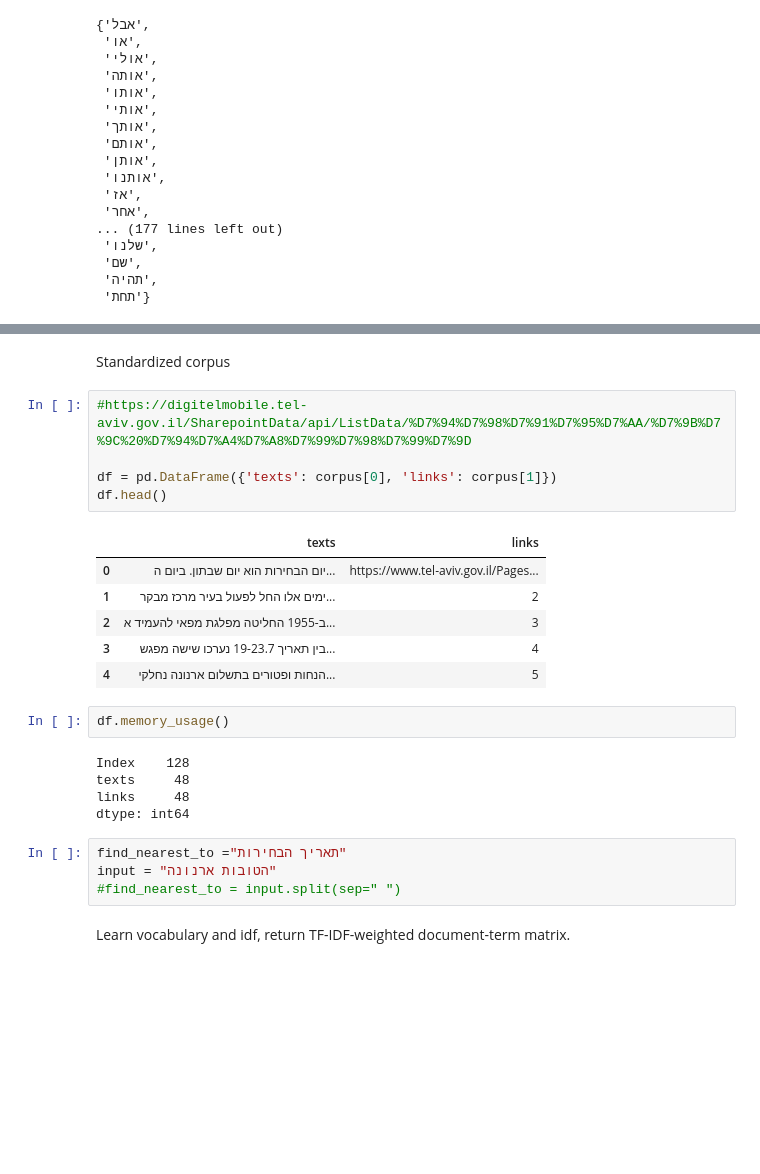
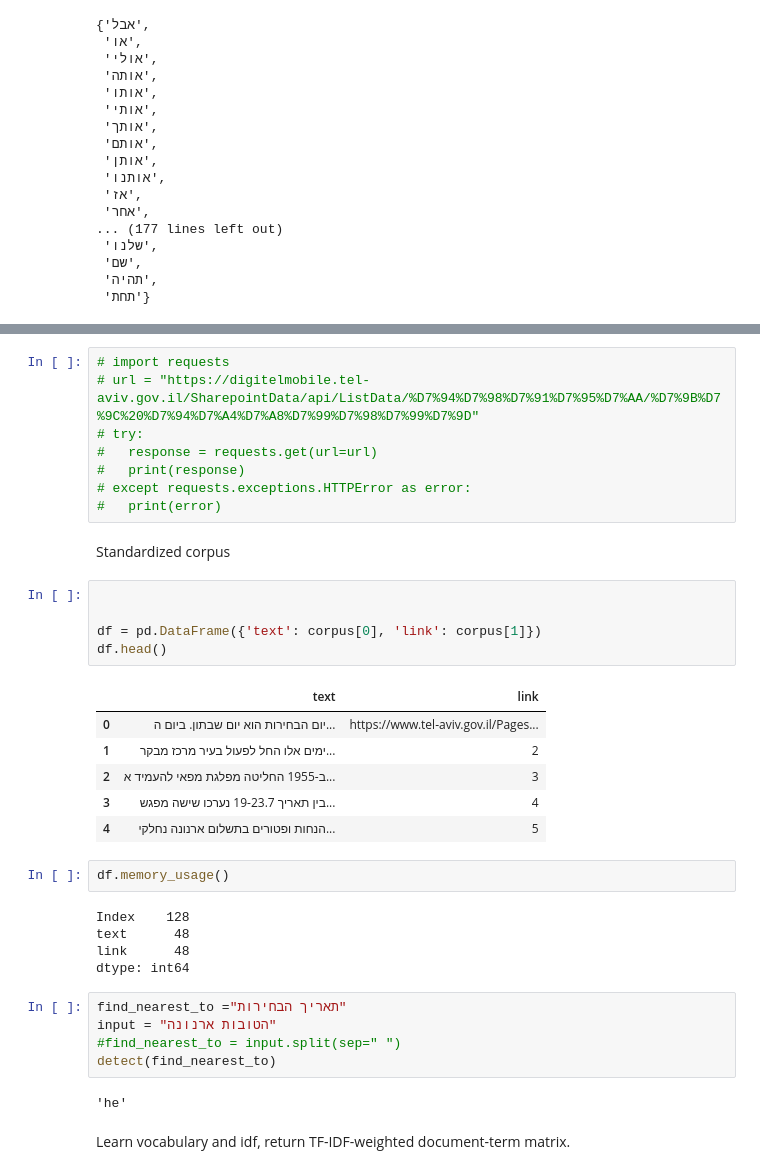
Before and after one commit to olegkleiman/udemy_nlp, a Jupyter notebook: tf_idf.ipynb, the cells around one changed output, grey strips where cells are left out. Saved outputs shown, nothing was run; the diff lists cells and outputs as text; blank space fills up the shorter version.

```diff
--- a/tf_idf.ipynb
+++ b/tf_idf.ipynb
@@ -67,28 +72,39 @@ AttributeError: ignored
+# %%
+# import requests
+# url = "https://digitelmobile.tel-aviv.gov.il/SharepointData/api/ListData/%D7%94%D7%98%D7%91%D7%95%D7%AA/%D7%9B%D7%9C%20%D7%94%D7%A4%D7%A8%D7%99%D7%98%D7%99%D7%9D"
+# try:
+#   response = requests.get(url=url)
+#   print(response)
+# except requests.exceptions.HTTPError as error:
+#   print(error)
 # %% [markdown]
 Standardized corpus
-# %%
-#https://digitelmobile.tel-aviv.gov.il/SharepointData/api/ListData/%D7%94%D7%98%D7%91%D7%95%D7%AA/%D7%9B%D7%9C%20%D7%94%D7%A4%D7%A8%D7%99%D7%98%D7%99%D7%9D
-
-df = pd.DataFrame({'texts': corpus[0], 'links': corpus[1]})
-df.head()
-# %% [output]
-|  | texts | links |
-| 0 | יום הבחירות הוא יום שבתון. ביום ה... | https://www.tel-aviv.gov.il/Pages... |
-| 1 | ימים אלו החל לפעול בעיר מרכז מבקר... | 2 |
-| 2 | ב-1955 החליטה מפלגת מפאי להעמיד א... | 3 |
-| 3 | בין תאריך 19-23.7 נערכו שישה מפגש... | 4 |
-| 4 | הנחות ופטורים בתשלום ארנונה נחלקי... | 5 |
+# %%
+
+
+df = pd.DataFrame({'text': corpus[0], 'link': corpus[1]})
+df.head()
+# %% [output]
+|  | text | link |
+| 0 | יום הבחירות הוא יום שבתון. ביום ה... | https://www.tel-aviv.gov.il/Pages... |
+| 1 | ימים אלו החל לפעול בעיר מרכז מבקר... | 2 |
+| 2 | ב-1955 החליטה מפלגת מפאי להעמיד א... | 3 |
+| 3 | בין תאריך 19-23.7 נערכו שישה מפגש... | 4 |
+| 4 | הנחות ופטורים בתשלום ארנונה נחלקי... | 5 |
 # %%
 df.memory_usage()
 # %% [output]
 Index    128
-texts     48
-links     48
+text      48
+link      48
 dtype: int64
 # %%
 find_nearest_to ="תאריך הבחירות"
 input = "הטובות ארנונה"
 #find_nearest_to = input.split(sep=" ")
+detect(find_nearest_to)
+# %% [output]
+'he'
 # %% [markdown]
 Learn vocabulary and idf, return TF-IDF-weighted document-term matrix.
 # %%
```
Also changed, not shown: parts of 15 cells of this notebook.
